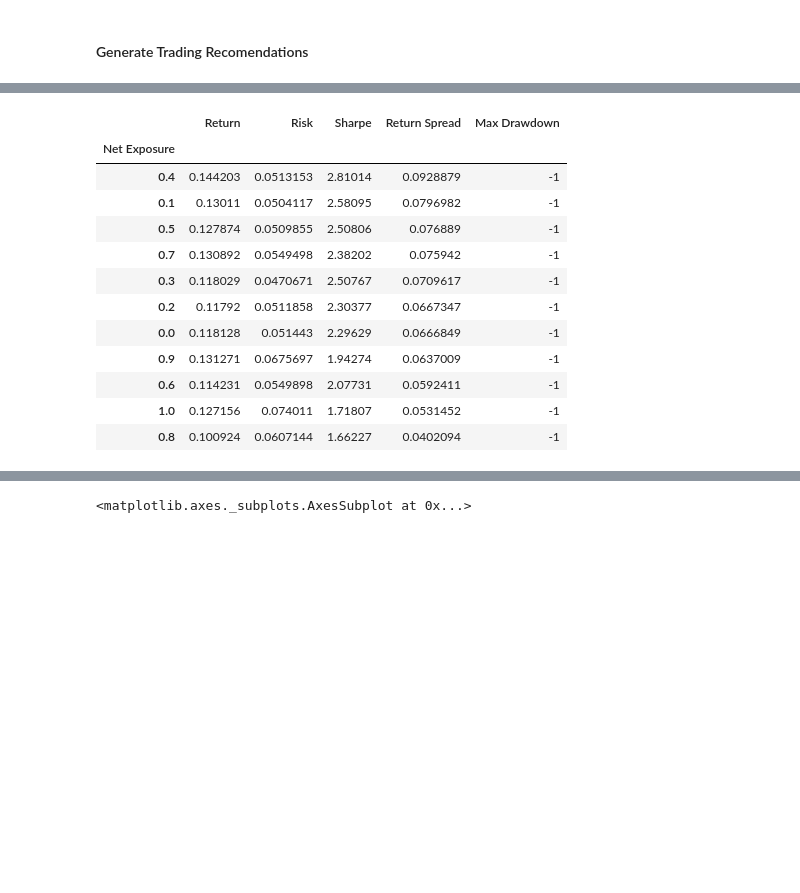
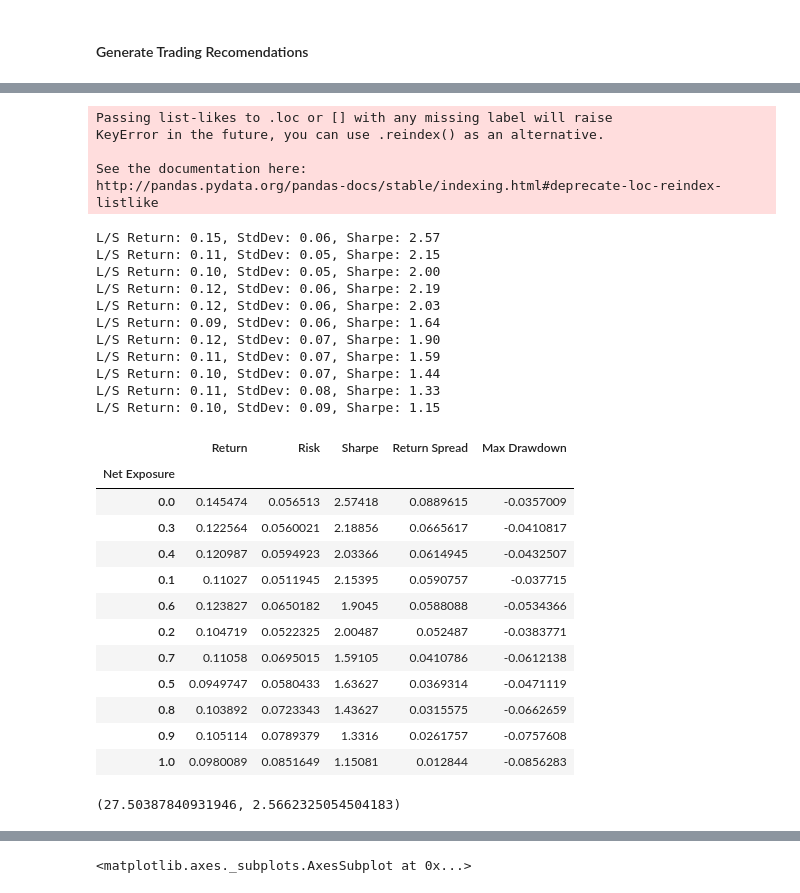
Before and after one commit to veigaco/quantum, a Jupyter notebook: algo_staging-short.ipynb, the cells around one changed output, grey strips where cells are left out. Saved outputs shown, nothing was run; the diff lists cells and outputs as text; code cells hidden in the pictures; blank space fills up the shorter version.

```diff
--- a/algo_staging-short.ipynb
+++ b/algo_staging-short.ipynb
@@ -26,8 +122,10 @@ log = True
 refresh_pricing = False
 universe = 'spy-sectors' # 'spy_sectors OR 'ark_etfs'
 active_etf = None # ETF name OR None for broad market
+
 #variables for performance analysis
-lb = 60; min_gross=0.5; max_gross=1; min_w=-0.05; max_w=0.05 # default optimization vars
-g_samples = 100; gamma_vals = np.logspace(-2, 3, num=g_samples)
-min_len = 5; pos_filter = 0.01
-rebal_frequency = 'W-WED'
+lookback = 60; net_exposure=0; leverage=1; min_weight=-0.05; max_weight=0.05 # default optimization vars
+min_len = 3; pos_filter = 0.01 # cleaning variables
+rebal_frequency = 'W-' + datetime.now().strftime('%a') # this is used during the historical allocations
+gamma_vals = np.logspace(0.5, 2, num=100) # 1 to 100 range
+print_global_vars()
@@ -101,12 +218,11 @@ Loaded pricing for XLRE-hold-pricing.csv, with shape (69, 33)
 #### Generate Trading Recomendations
 # %%
 # Removing tickers for M&A targets and diff class shares of same co.
-remove_tickers = ['CSRA', 'DPS', 'UAA', 'DISCK', 'JUNO', 'XL', 'WELL', 'BKNG', 'SNI','EVGN']
+remove_tickers = ['CSRA', 'DPS', 'UAA', 'DISCK', 'JUNO', 'XL', 'WELL', 'BKNG', 'SNI','EVGN', 'CBRE']
 remove = list(set(remove_tickers).intersection(consol_px.columns.tolist()))
-if len(remove) > 0:
-    consol_px.drop(remove, axis=1, inplace=True)
+if len(remove) > 0: consol_px.drop(remove, axis=1, inplace=True)
 consol_px.shape
 consol_px = consol_px[sorted(consol_px.columns.tolist())]
 consol_px.to_csv("consol_algo.csv")
-consol_px[consol_px.columns[:10]].tail(3)
+consol_px.info()
 # %% [output]
@@ -202,22 +234,24 @@ gamma_val, gamma_sr = quick_gamma(gamma_vals, subset, hist_window, lb, min_gross
 # %%
-# sensitividad clave: cual es net exposure optimo que maximiza retorno y minimizar el riesgo
-# pendiente correr con pesos limitantes mas grandes
-# pendiente implementar calculo de drawndown para un time series (dentro portfolio metrics)
-# pendiente hacer los mismo para bechmark y ensenar differencias
+# show the best net exposure (highest sharpe and lowest drawdown), recreates weekly balancing
+log = False
+time_frame = -60; rebal_frequency = 'W-WED'
+subset = consol_px[time_frame:]
 
-log = False
 net_exposures = np.arange(0.0, 1.01, 0.1)
 cols = ['Return', 'Risk', 'Sharpe', 'Return Spread', 'Max Drawdown']
 perf_metrics = pd.DataFrame([], index=net_exposures, columns=cols)
 perf_metrics.index.name = 'Net Exposure'
+print_global_vars()
+
 for ne in net_exposures:
-    min_gross = ne
-    hist_allocs = get_hist_allocs(rebal_frequency, consol_px, g_samples, min_len, pos_filter)
+    net_exposure = ne
+    hist_allocs = get_hist_allocs(rebal_frequency, subset, lookback, gamma_vals, min_len, pos_filter)
     returns, allocs = align_ret_allocs(hist_allocs, consol_px)
     indexed_time_series = calc_port_performance(returns, allocs).to_frame()
     indexed_time_series.columns = ['Quantum']
     ret, risk, sr = portfolio_metrics('L/S', indexed_time_series)
-    perf_metrics.loc[ne] = [ret, risk, sr, ret - risk, -1]
+    mdd, _, _ = max_drawdown(indexed_time_series.values)
+    perf_metrics.loc[ne, perf_metrics.columns] = [ret, risk, sr, ret - risk, mdd]
 perf_metrics = perf_metrics.sort_values(by='Return Spread', ascending=False)
 perf_metrics
 # %% [output]
@@ -235,16 +267,39 @@ L/S Return: 0.13, StdDev: 0.07, Sharpe: 1.72
+Passing list-likes to .loc or [] with any missing label will raise
+KeyError in the future, you can use .reindex() as an alternative.
+
+See the documentation here:
+http://pandas.pydata.org/pandas-docs/stable/indexing.html#deprecate-loc-reindex-listlike
+L/S Return: 0.15, StdDev: 0.06, Sharpe: 2.57
+L/S Return: 0.11, StdDev: 0.05, Sharpe: 2.15
+L/S Return: 0.10, StdDev: 0.05, Sharpe: 2.00
+L/S Return: 0.12, StdDev: 0.06, Sharpe: 2.19
+L/S Return: 0.12, StdDev: 0.06, Sharpe: 2.03
+L/S Return: 0.09, StdDev: 0.06, Sharpe: 1.64
+L/S Return: 0.12, StdDev: 0.07, Sharpe: 1.90
+L/S Return: 0.11, StdDev: 0.07, Sharpe: 1.59
+L/S Return: 0.10, StdDev: 0.07, Sharpe: 1.44
+L/S Return: 0.11, StdDev: 0.08, Sharpe: 1.33
+L/S Return: 0.10, StdDev: 0.09, Sharpe: 1.15
 |  | Return | Risk | Sharpe | Return Spread | Max Drawdown |
 | Net Exposure |  |  |  |  |  |
-| 0.4 | 0.144203 | 0.0513153 | 2.81014 | 0.0928879 | -1 |
-| 0.1 | 0.13011 | 0.0504117 | 2.58095 | 0.0796982 | -1 |
-| 0.5 | 0.127874 | 0.0509855 | 2.50806 | 0.076889 | -1 |
-| 0.7 | 0.130892 | 0.0549498 | 2.38202 | 0.075942 | -1 |
-| 0.3 | 0.118029 | 0.0470671 | 2.50767 | 0.0709617 | -1 |
-| 0.2 | 0.11792 | 0.0511858 | 2.30377 | 0.0667347 | -1 |
-| 0.0 | 0.118128 | 0.051443 | 2.29629 | 0.0666849 | -1 |
-| 0.9 | 0.131271 | 0.0675697 | 1.94274 | 0.0637009 | -1 |
-| 0.6 | 0.114231 | 0.0549898 | 2.07731 | 0.0592411 | -1 |
-| 1.0 | 0.127156 | 0.074011 | 1.71807 | 0.0531452 | -1 |
-| 0.8 | 0.100924 | 0.0607144 | 1.66227 | 0.0402094 | -1 |
+| 0.0 | 0.145474 | 0.056513 | 2.57418 | 0.0889615 | -0.0357009 |
+| 0.3 | 0.122564 | 0.0560021 | 2.18856 | 0.0665617 | -0.0410817 |
+| 0.4 | 0.120987 | 0.0594923 | 2.03366 | 0.0614945 | -0.0432507 |
+| 0.1 | 0.11027 | 0.0511945 | 2.15395 | 0.0590757 | -0.037715 |
+| 0.6 | 0.123827 | 0.0650182 | 1.9045 | 0.0588088 | -0.0534366 |
+| 0.2 | 0.104719 | 0.0522325 | 2.00487 | 0.052487 | -0.0383771 |
+| 0.7 | 0.11058 | 0.0695015 | 1.59105 | 0.0410786 | -0.0612138 |
+| 0.5 | 0.0949747 | 0.0580433 | 1.63627 | 0.0369314 | -0.0471119 |
+| 0.8 | 0.103892 | 0.0723343 | 1.43627 | 0.0315575 | -0.0662659 |
+| 0.9 | 0.105114 | 0.0789379 | 1.3316 | 0.0261757 | -0.0757608 |
+| 1.0 | 0.0980089 | 0.0851649 | 1.15081 | 0.012844 | -0.0856283 |
+# %%
+# calculates optimal gamma
+gamma_val, gamma_sr = quick_gamma(
+    gamma_vals, consol_px, lookback, net_exposure, leverage, min_weight, max_weight)
+gamma_val, gamma_sr
+# %% [output]
+(27.50387840931946, 2.5662325054504183)
 # %%
 # run portfolio with best net exposure
 min_gross = perf_metrics.index[0] # updates with best net exposure
```
Also changed, not shown: parts of 25 cells of this notebook, 12 other files.
